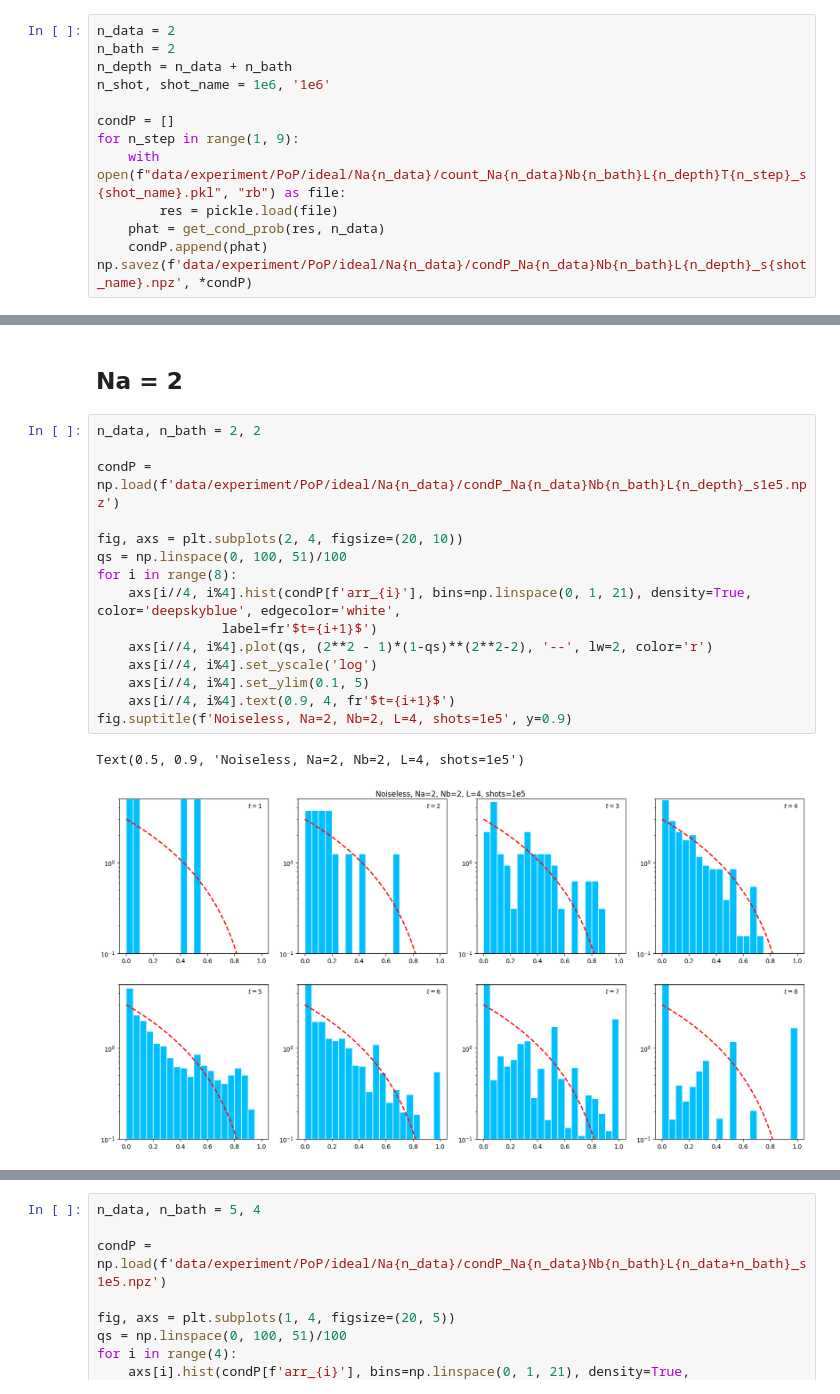
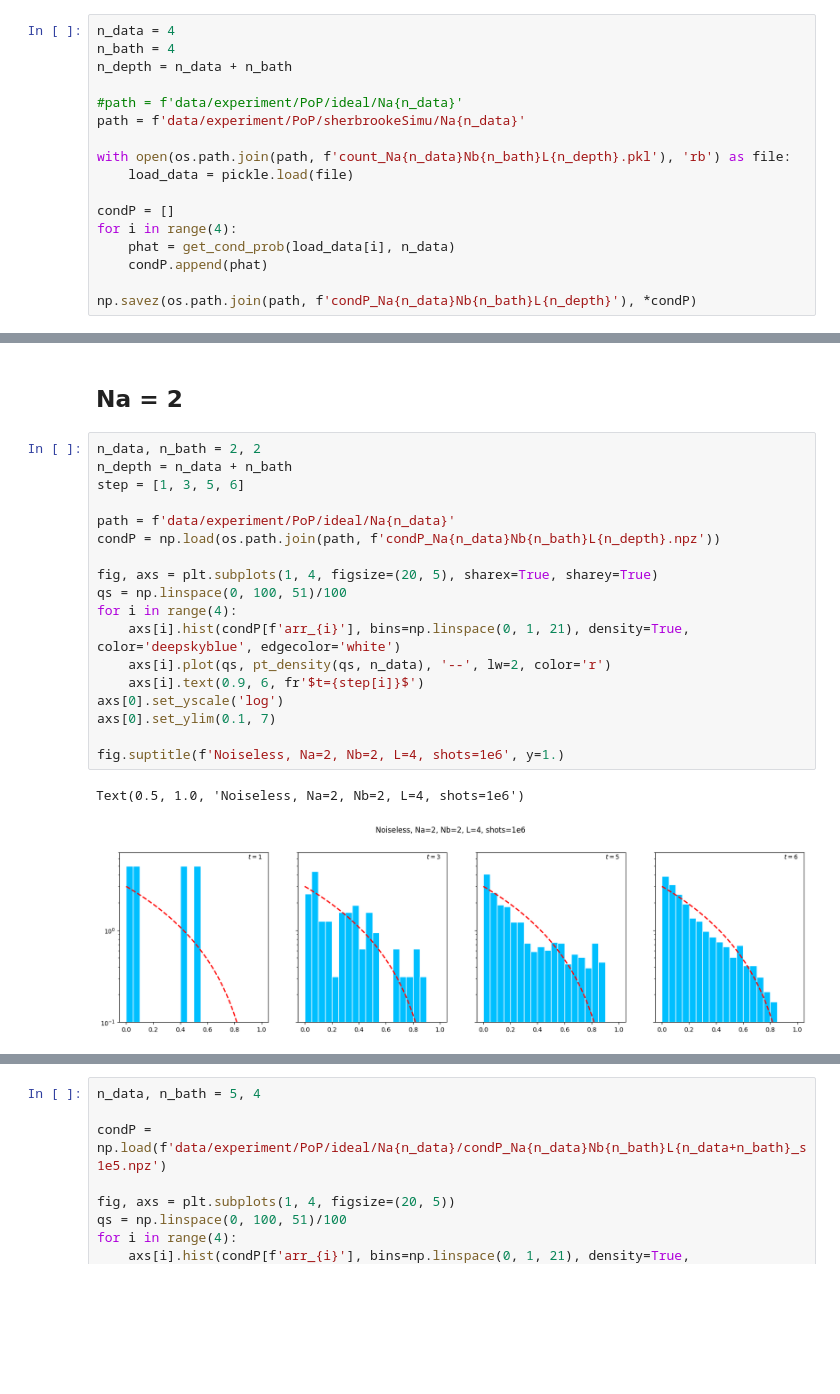
Before and after one commit to bzGit06/HaarQML, a Jupyter notebook: HDT_PoP_qiskit.ipynb, the cells around one changed output, grey strips where cells are left out. Cells and saved outputs as stored; diff of their text form; blank space fills up the shorter version.

Commit message:
update figure and repetition code

```diff
--- a/HDT_PoP_qiskit.ipynb
+++ b/HDT_PoP_qiskit.ipynb
@@ -168,35 +214,42 @@ for n_step in range(1, 5):
 # %%
-n_data = 2
-n_bath = 2
+n_data = 4
+n_bath = 4
 n_depth = n_data + n_bath
-n_shot, shot_name = 1e6, '1e6'
+
+#path = f'data/experiment/PoP/ideal/Na{n_data}'
+path = f'data/experiment/PoP/sherbrookeSimu/Na{n_data}'
+
+with open(os.path.join(path, f'count_Na{n_data}Nb{n_bath}L{n_depth}.pkl'), 'rb') as file:
+    load_data = pickle.load(file)
 
 condP = []
-for n_step in range(1, 9):
-    with open(f"data/experiment/PoP/ideal/Na{n_data}/count_Na{n_data}Nb{n_bath}L{n_depth}T{n_step}_s{shot_name}.pkl", "rb") as file:
-        res = pickle.load(file)
-    phat = get_cond_prob(res, n_data)
+for i in range(4):
+    phat = get_cond_prob(load_data[i], n_data)
     condP.append(phat)
-np.savez(f'data/experiment/PoP/ideal/Na{n_data}/condP_Na{n_data}Nb{n_bath}L{n_depth}_s{shot_name}.npz', *condP)
+
+np.savez(os.path.join(path, f'condP_Na{n_data}Nb{n_bath}L{n_depth}'), *condP)
 # %% [markdown]
 # Simulation results
 # %% [markdown]
 ## Na = 2
 # %%
 n_data, n_bath = 2, 2
+n_depth = n_data + n_bath
+step = [1, 3, 5, 6]
 
-condP = np.load(f'data/experiment/PoP/ideal/Na{n_data}/condP_Na{n_data}Nb{n_bath}L{n_depth}_s1e5.npz')
+path = f'data/experiment/PoP/ideal/Na{n_data}'
+condP = np.load(os.path.join(path, f'condP_Na{n_data}Nb{n_bath}L{n_depth}.npz'))
 
-fig, axs = plt.subplots(2, 4, figsize=(20, 10))
+fig, axs = plt.subplots(1, 4, figsize=(20, 5), sharex=True, sharey=True)
 qs = np.linspace(0, 100, 51)/100
-for i in range(8):
-    axs[i//4, i%4].hist(condP[f'arr_{i}'], bins=np.linspace(0, 1, 21), density=True, color='deepskyblue', edgecolor='white',
-                label=fr'$t={i+1}$')
-    axs[i//4, i%4].plot(qs, (2**2 - 1)*(1-qs)**(2**2-2), '--', lw=2, color='r')
-    axs[i//4, i%4].set_yscale('log')
-    axs[i//4, i%4].set_ylim(0.1, 5)
-    axs[i//4, i%4].text(0.9, 4, fr'$t={i+1}$')
-fig.suptitle(f'Noiseless, Na=2, Nb=2, L=4, shots=1e5', y=0.9)
+for i in range(4):
+    axs[i].hist(condP[f'arr_{i}'], bins=np.linspace(0, 1, 21), density=True, color='deepskyblue', edgecolor='white')
+    axs[i].plot(qs, pt_density(qs, n_data), '--', lw=2, color='r')
+    axs[i].text(0.9, 6, fr'$t={step[i]}$')
+axs[0].set_yscale('log')
+axs[0].set_ylim(0.1, 7)
+
+fig.suptitle(f'Noiseless, Na=2, Nb=2, L=4, shots=1e6', y=1.)
 # %% [output]
-Text(0.5, 0.9, 'Noiseless, Na=2, Nb=2, L=4, shots=1e5')
+Text(0.5, 1.0, 'Noiseless, Na=2, Nb=2, L=4, shots=1e6')
-[figure, old version]
+[figure, new version]
```
Also changed, not shown: parts of 20 cells of this notebook.
